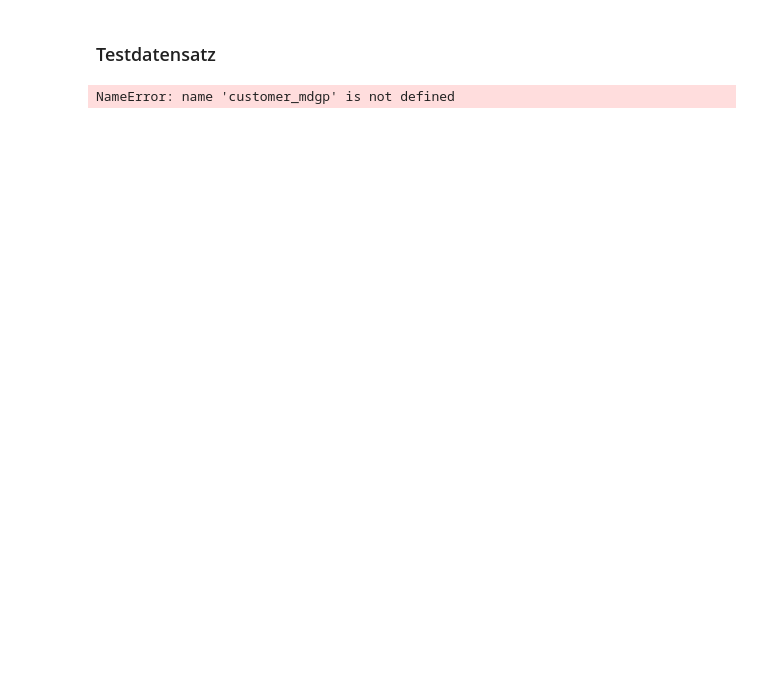
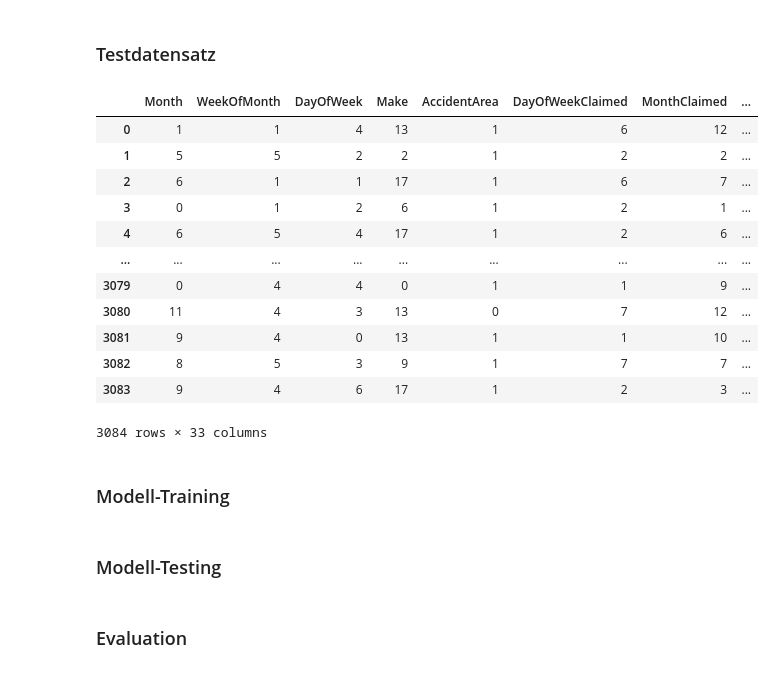
Before and after one commit to ArturBR03/car_insurance_fraud_detection, a Jupyter notebook: fraud.ipynb, the cells around one changed output. Saved outputs shown, nothing was run; the diff lists cells and outputs as text; code cells hidden in the pictures; blank space fills up the shorter version.

```diff
--- a/fraud.ipynb
+++ b/fraud.ipynb
@@ -58,55 +89,32 @@ num_pos
 # %% [markdown]
 ### Testdatensatz
 # %%
-# ============================================================
-# Zusammenführung von positiven und negativen Beispiel-Datensätzen
-# ============================================================
+num_pos = round(len(pos_samples) * 0.2)
+num_neg = round(len(neg_samples) * 0.2)
 
-# Lade positive und negative Beispiel-Datensätze der Mediengruppe
-pos_samples = pd.read_parquet(f"output/weekly_pos_ALL_{customer_mdgp}.parquet")
-sameunit_neg_samples = pd.read_parquet(f"output/weekly_same_neg_ALL_{customer_mdgp}.parquet")
-diffunit_neg_samples = pd.read_parquet(f"output/weekly_diff_neg_ALL_{customer_mdgp}.parquet")
+test_pos_samples = pos_samples.tail(num_pos)
+test_neg_samples = neg_samples.tail(num_neg)
 
-# Shuffle zur Durchmischung
-pos_samples = pos_samples.sample(frac=1, random_state=42).reset_index(drop=True)
-sameunit_neg_samples = sameunit_neg_samples.sample(frac=1, random_state=42).reset_index(drop=True)
-diffunit_neg_samples = diffunit_neg_samples.sample(frac=1, random_state=42).reset_index(drop=True)
-
-# Verwende alle verfügbaren positiven Samples
-num_pos = len(pos_samples)
-
-# Gesamtzahl negativer Samples = 50% der positiven
-num_neg_total = len(pos_samples)
-
-# Aufteilung der negativen Beispiele: 60% gleiche Einheit, 40% unterschiedliche Einheit
-num_same_neg = int(num_neg_total * 3 / 5)
-num_diff_neg = num_neg_total - num_same_neg
-
-# Begrenze negative Samples gemäß Aufteilung (Achtung auf verfügbare Daten)
-sameunit_neg_samples = sameunit_neg_samples.head(min(num_same_neg, len(sameunit_neg_samples)))
-diffunit_neg_samples = diffunit_neg_samples.head(min(num_diff_neg, len(diffunit_neg_samples)))
-
-# =======================================
-# Zusammenführen aller Datensätze
-# =======================================
-finalized_df = pd.concat(
-    [pos_samples, sameunit_neg_samples, diffunit_neg_samples],
+test_df = pd.concat(
+    [test_pos_samples, test_neg_samples],
     ignore_index=True
 )
 
-# Shuffle finalen Trainingsdatensatz erneut
-finalized_df = finalized_df.sample(frac=1, random_state=42).reset_index(drop=True)
-
-# Speicher finalen Trainingsdatensatz als Parquet-Datei
-combined_final_path = os.path.join("output", f"weekly_trainingsset_{customer_mdgp}.parquet")
-finalized_df.to_parquet(combined_final_path, index=False)
-
-# Ausgabe der Datensatzverteilung
-print(f"Aufteilung für {customer_mdgp}:")
-print(f"- Positive Samples: {len(pos_samples)}")
-print(f"- Negative (gleiche Einheit): {len(sameunit_neg_samples)}")
-print(f"- Negative (unterschiedliche Einheit): {len(diffunit_neg_samples)}")
-print(f"- Gesamtanzahl Samples: {len(finalized_df)}")
+test_df.sample(frac=1, random_state=42).reset_index(drop=True)
 # %% [output]
+|  | Month | WeekOfMonth | DayOfWeek | Make | AccidentArea | DayOfWeekClaimed | MonthClaimed | ... |
+| 0 | 1 | 1 | 4 | 13 | 1 | 6 | 12 | ... |
+| 1 | 5 | 5 | 2 | 2 | 1 | 2 | 2 | ... |
+| 2 | 6 | 1 | 1 | 17 | 1 | 6 | 7 | ... |
+| 3 | 0 | 1 | 2 | 6 | 1 | 2 | 1 | ... |
+| 4 | 6 | 5 | 4 | 17 | 1 | 2 | 6 | ... |
+| ... | ... | ... | ... | ... | ... | ... | ... | ... |
+| 3079 | 0 | 4 | 4 | 0 | 1 | 1 | 9 | ... |
+| 3080 | 11 | 4 | 3 | 13 | 0 | 7 | 12 | ... |
+| 3081 | 9 | 4 | 0 | 13 | 1 | 1 | 10 | ... |
+| 3082 | 8 | 5 | 3 | 9 | 1 | 7 | 7 | ... |
+| 3083 | 9 | 4 | 6 | 17 | 1 | 2 | 3 | ... |
-NameError: name 'customer_mdgp' is not defined
+3084 rows × 33 columns
+# %% [markdown]
+### Modell-Training
 # %%
@@ -115,0 +136,2 @@ X =
+# %% [markdown]
+### Modell-Testing
@@ -115,0 +148,2 @@ X =
+# %% [markdown]
+### Evaluation
```
Also changed, not shown: parts of 7 cells of this notebook, 3 other files.
